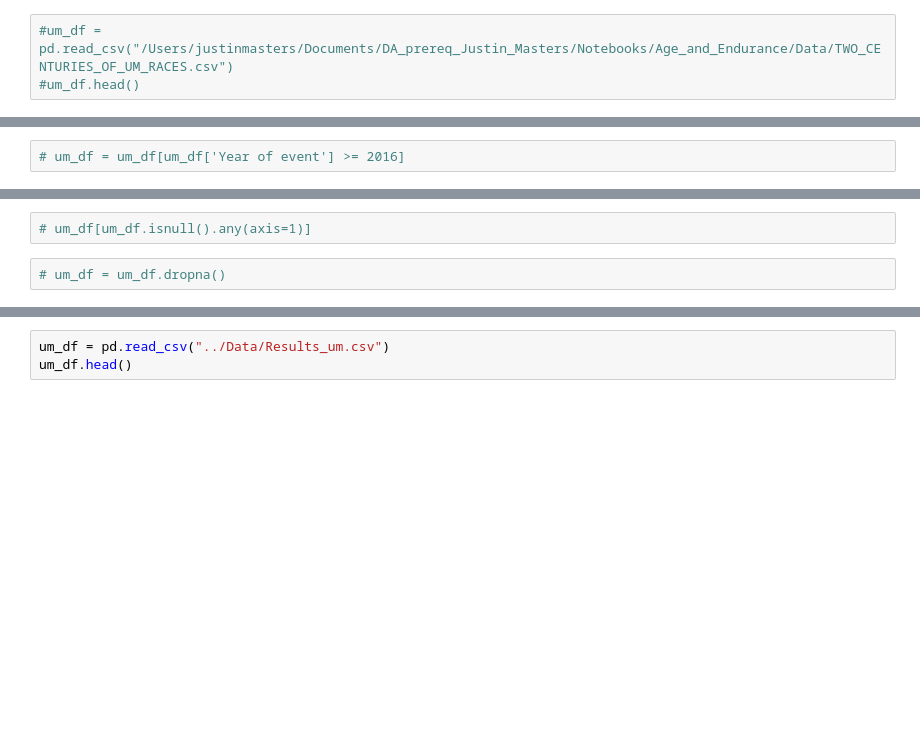
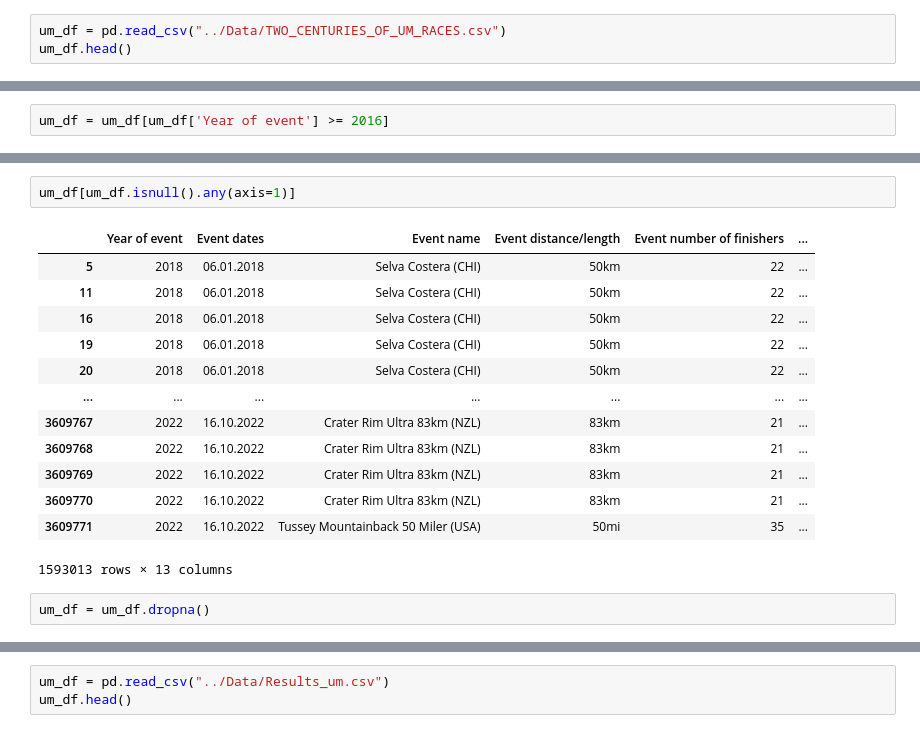
Before and after one commit to RunningBaldMan/Age_and_Endurance, a Jupyter notebook: Age_and_Endurance_ultra.ipynb, the cells around one changed output, grey strips where cells are left out. Saved outputs shown, nothing was run; the diff lists cells and outputs as text; blank space fills up the shorter version.

```diff
--- a/Age_and_Endurance_ultra.ipynb
+++ b/Age_and_Endurance_ultra.ipynb
@@ -6,3 +8,3 @@ import seaborn as sns
 # %%
-#um_df = pd.read_csv("/Users/justinmasters/Documents/DA_prereq_Justin_Masters/Notebooks/Age_and_Endurance/Data/TWO_CENTURIES_OF_UM_RACES.csv")
-#um_df.head()
+um_df = pd.read_csv("../Data/TWO_CENTURIES_OF_UM_RACES.csv")
+um_df.head()
@@ -11,3 +41,3 @@ import seaborn as sns
 # %%
-# um_df = um_df[um_df['Year of event'] >= 2016]
+um_df = um_df[um_df['Year of event'] >= 2016]
 # %%
@@ -17,5 +83,19 @@ import seaborn as sns
 # %%
-# um_df[um_df.isnull().any(axis=1)]
+um_df[um_df.isnull().any(axis=1)]
+# %% [output]
+|  | Year of event | Event dates | Event name | Event distance/length | Event number of finishers | ... |
+| 5 | 2018 | 06.01.2018 | Selva Costera (CHI) | 50km | 22 | ... |
+| 11 | 2018 | 06.01.2018 | Selva Costera (CHI) | 50km | 22 | ... |
+| 16 | 2018 | 06.01.2018 | Selva Costera (CHI) | 50km | 22 | ... |
+| 19 | 2018 | 06.01.2018 | Selva Costera (CHI) | 50km | 22 | ... |
+| 20 | 2018 | 06.01.2018 | Selva Costera (CHI) | 50km | 22 | ... |
+| ... | ... | ... | ... | ... | ... | ... |
+| 3609767 | 2022 | 16.10.2022 | Crater Rim Ultra 83km (NZL) | 83km | 21 | ... |
+| 3609768 | 2022 | 16.10.2022 | Crater Rim Ultra 83km (NZL) | 83km | 21 | ... |
+| 3609769 | 2022 | 16.10.2022 | Crater Rim Ultra 83km (NZL) | 83km | 21 | ... |
+| 3609770 | 2022 | 16.10.2022 | Crater Rim Ultra 83km (NZL) | 83km | 21 | ... |
+| 3609771 | 2022 | 16.10.2022 | Tussey Mountainback 50 Miler (USA) | 50mi | 35 | ... |
+1593013 rows × 13 columns
 # %%
-# um_df = um_df.dropna()
+um_df = um_df.dropna()
 # %%
```
Also changed, not shown: parts of 29 cells of this notebook, 7 other files.
